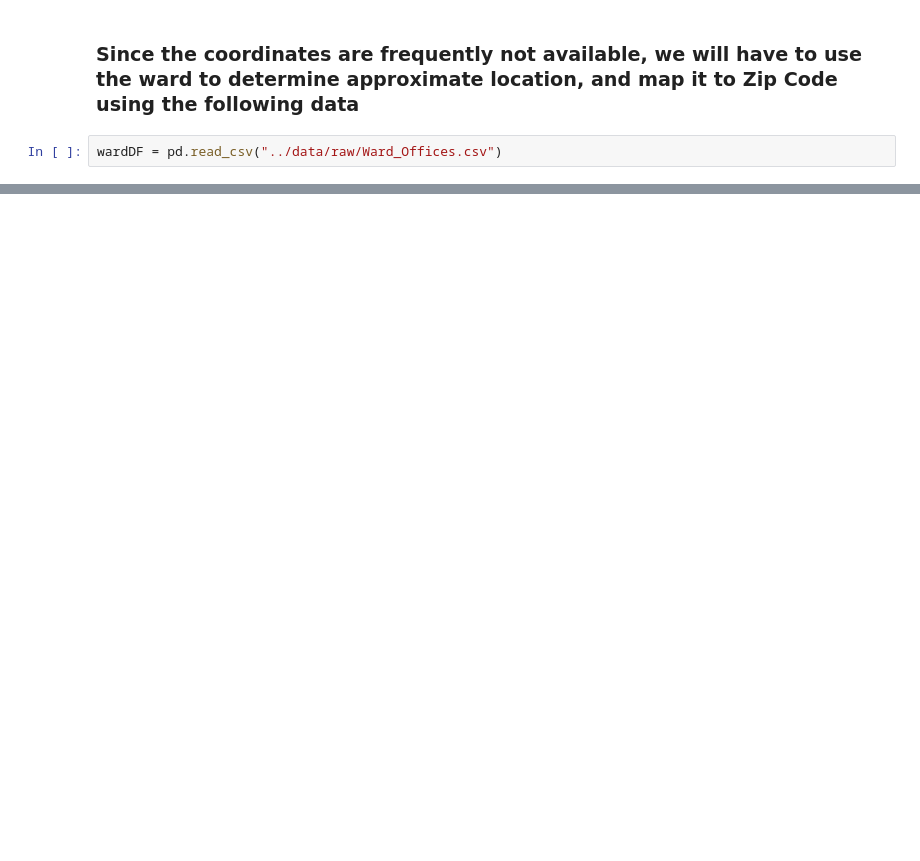
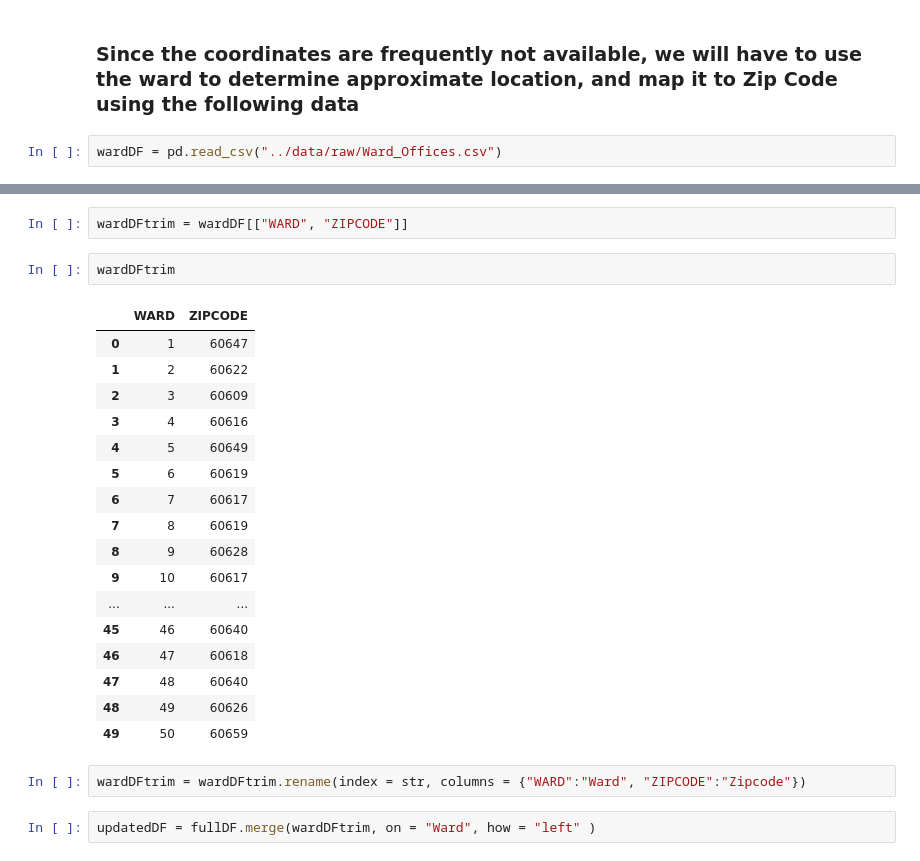
Before and after one commit to varungupta93/MSiA423_WebApp, a Jupyter notebook: Develop/msia423_project_model/notebooks/Initial_EDA_MSiA423_Varun.ipynb, the cells around one changed output, grey strips where cells are left out. Drawn from its saved outputs; the diff is of its cells as text; blank space fills up the shorter version.

```diff
--- a/Develop/msia423_project_model/notebooks/Initial_EDA_MSiA423_Varun.ipynb
+++ b/Develop/msia423_project_model/notebooks/Initial_EDA_MSiA423_Varun.ipynb
@@ -59,3 +57,29 @@ wardDF.head()
 | 2 | 3 | Pat Dowell | 5046 South State Street | Chicago | IL | 60609 | (773) 373-9273 | (773) 373-6852 | Pat.Dowell@cityofchicago.org | http://www.dowellfor3rdward.com/ | ... |
 | 3 | 4 | William D. Burns | 435 East 35th Street, 1st Floor | Chicago | IL | 60616 | (773) 536-8103 | (773) 536-7296 | ward04@cityofchicago.org | http://www.aldwillburns.com | ... |
 | 4 | 5 | Leslie A. Hairston | 2325 East 71st Street | Chicago | IL | 60649 | (773) 324-5555 | (773) 324-1585 | lhairston@cityofchicago.org | http://www.leslieahairston.com/ | ... |
+# %%
+wardDFtrim = wardDF[["WARD", "ZIPCODE"]]
+# %%
+wardDFtrim
+# %% [output]
+|  | WARD | ZIPCODE |
+| 0 | 1 | 60647 |
+| 1 | 2 | 60622 |
+| 2 | 3 | 60609 |
+| 3 | 4 | 60616 |
+| 4 | 5 | 60649 |
+| 5 | 6 | 60619 |
+| 6 | 7 | 60617 |
+| 7 | 8 | 60619 |
+| 8 | 9 | 60628 |
+| 9 | 10 | 60617 |
+| ... | ... | ... |
+| 45 | 46 | 60640 |
+| 46 | 47 | 60618 |
+| 47 | 48 | 60640 |
+| 48 | 49 | 60626 |
+| 49 | 50 | 60659 |
+# %%
+wardDFtrim = wardDFtrim.rename(index = str, columns = {"WARD":"Ward", "ZIPCODE":"Zipcode"})
+# %%
+updatedDF = fullDF.merge(wardDFtrim, on = "Ward", how = "left" )
```
Also changed, not shown: parts of 19 cells of this notebook, 14 other files.
